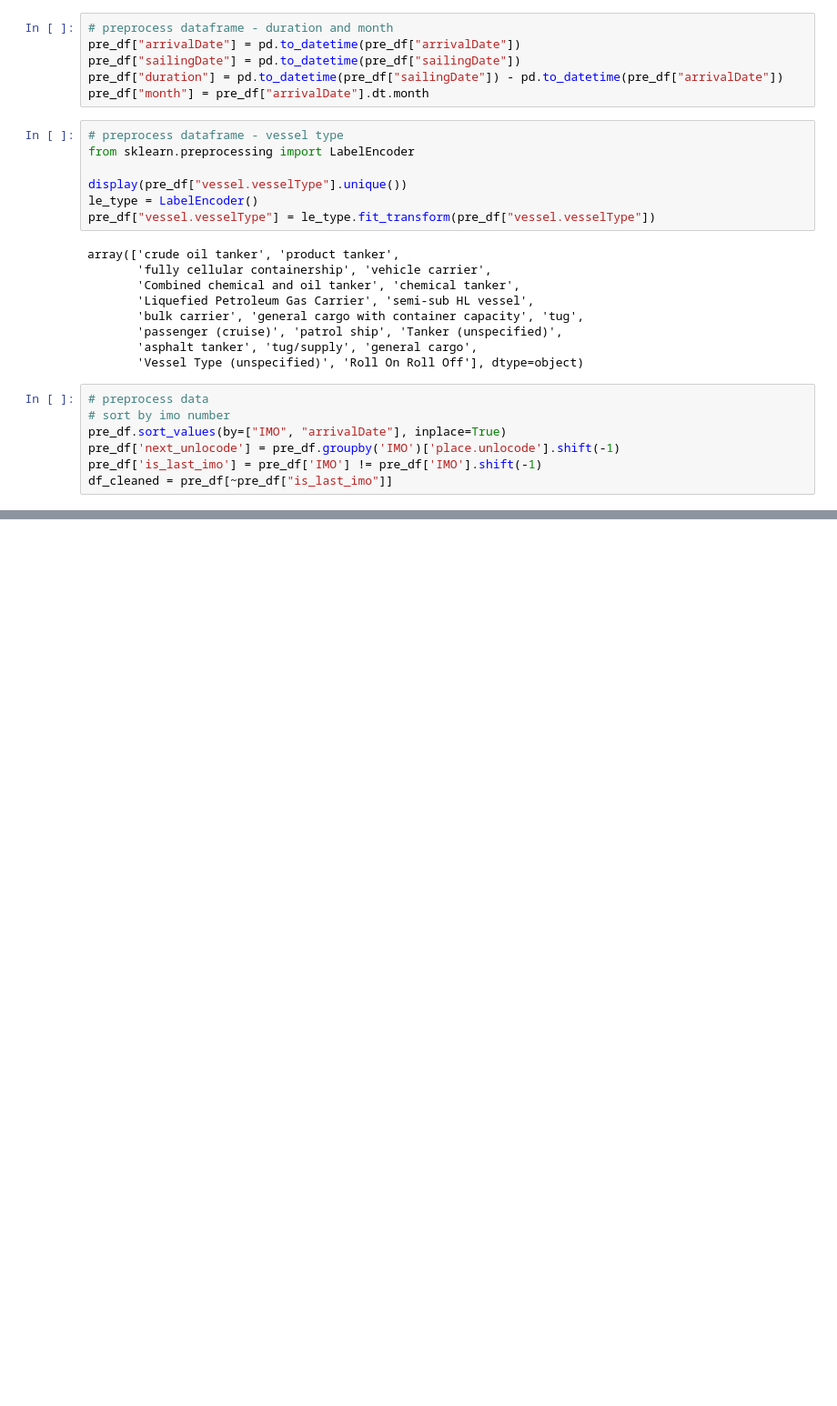
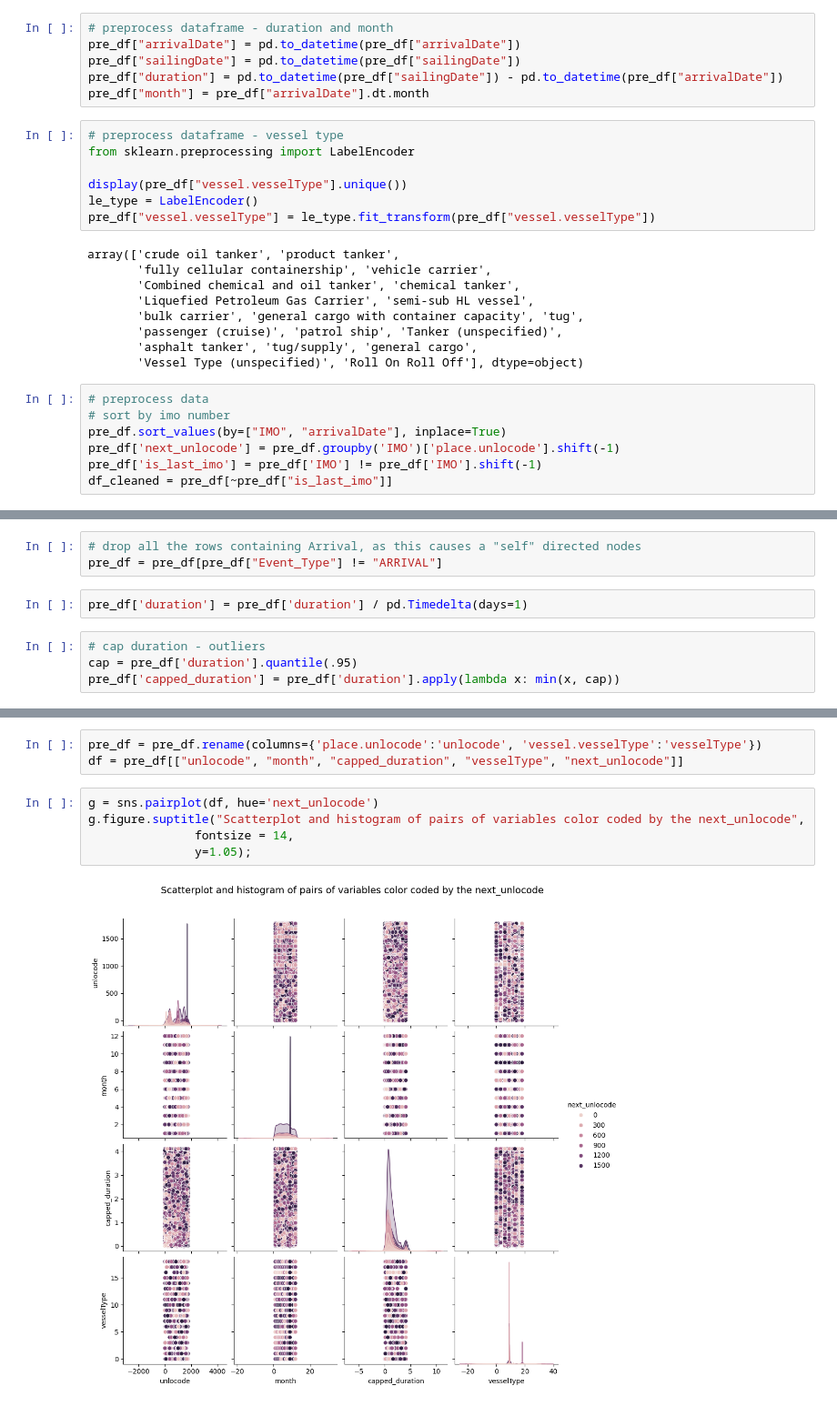
Before and after one commit to SySyAli/ais_port_prediction, a Jupyter notebook: notebooks/random_forest.ipynb, the cells around one changed output, grey strips where cells are left out. Shown at 91% size. Saved outputs shown, nothing was run; the diff lists cells and outputs as text; blank space fills up the shorter version.

```diff
--- a/notebooks/random_forest.ipynb
+++ b/notebooks/random_forest.ipynb
@@ -41,0 +44,9 @@ df_cleaned = pre_df[~pre_df["is_last_imo"]]
+# %%
+# drop all the rows containing Arrival, as this causes a "self" directed nodes
+pre_df = pre_df[pre_df["Event_Type"] != "ARRIVAL"]
+# %%
+pre_df['duration'] = pre_df['duration'] / pd.Timedelta(days=1)
+# %%
+# cap duration - outliers
+cap = pre_df['duration'].quantile(.95)
+pre_df['capped_duration'] = pre_df['duration'].apply(lambda x: min(x, cap))
@@ -41,0 +87,10 @@ df_cleaned = pre_df[~pre_df["is_last_imo"]]
+# %%
+pre_df = pre_df.rename(columns={'place.unlocode':'unlocode', 'vessel.vesselType':'vesselType'})
+df = pre_df[["unlocode", "month", "capped_duration", "vesselType", "next_unlocode"]]
+# %%
+g = sns.pairplot(df, hue='next_unlocode')
+g.figure.suptitle("Scatterplot and histogram of pairs of variables color coded by the next_unlocode",
+               fontsize = 14,
+               y=1.05);
+# %% [output]
+[figure, added]
```
Also changed, not shown: parts of 11 cells of this notebook.
